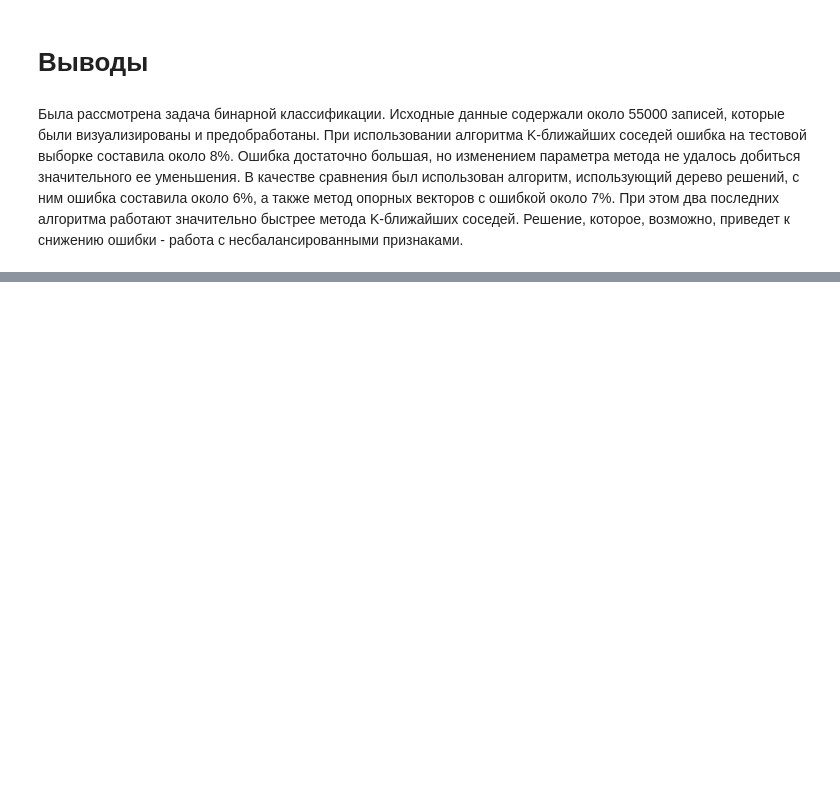
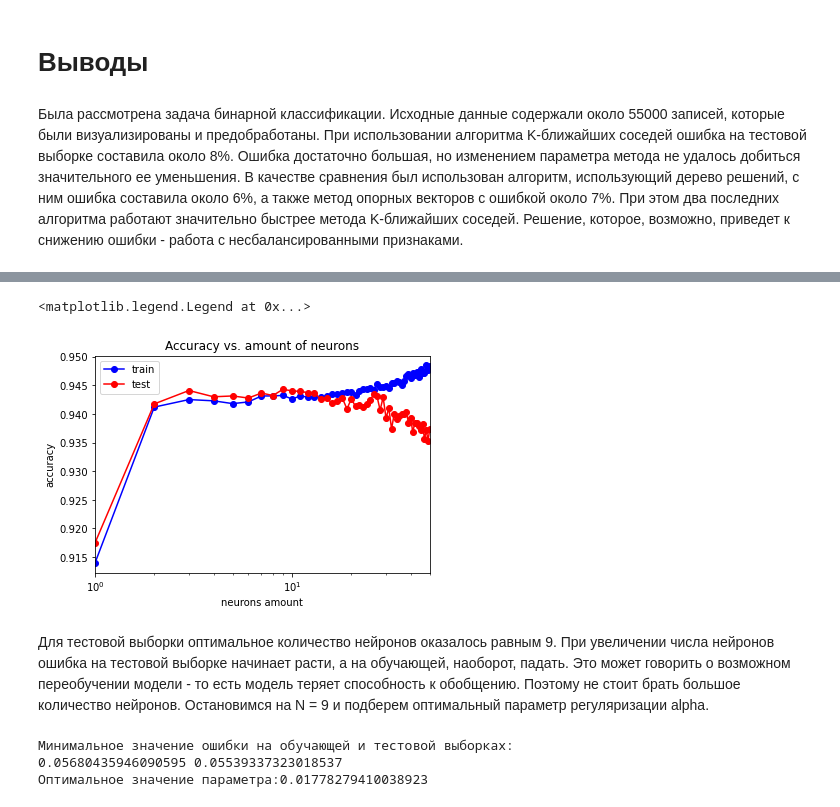
Before and after one commit to sirotkinad/ML-course-2021, a Jupyter notebook: Homework1.ipynb, the cells around one changed output, grey strips where cells are left out. Saved outputs shown, nothing was run; the diff lists cells and outputs as text; code cells hidden in the pictures; blank space fills up the shorter version.

```diff
--- a/Homework1.ipynb
+++ b/Homework1.ipynb
@@ -665,0 +717,45 @@ print(err_train, err_test)
+# %%
+plt.semilogx(n_array, train_acc, 'b-o', label = 'train')
+plt.semilogx(n_array, test_acc, 'r-o', label = 'test')
+plt.xlim([np.min(n_array), np.max(n_array)])
+plt.title('Accuracy vs. amount of neurons')
+plt.xlabel('neurons amount')
+plt.ylabel('accuracy')
+plt.legend()
+# %% [output]
+<matplotlib.legend.Legend at 0x...>
+[figure, added]
+# %% [markdown]
+Для тестовой выборки оптимальное количество нейронов оказалось равным 9.
+При увеличении числа нейронов ошибка на тестовой выборке начинает расти, а на обучающей, наоборот, падать. Это может говорить о возможном переобучении модели - то есть модель теряет способность к обобщению. Поэтому не стоит брать большое количество нейронов.
+Остановимся на N = 9 и подберем оптимальный параметр регуляризации alpha.
+# %%
+alpha_arr = np.logspace(-3, 2, 21)
+test_err = []
+train_err = []
+test_acc = []
+train_acc = []
+
+for alpha in alpha_arr :
+    mlp_model = MLPClassifier(alpha = alpha, hidden_layer_sizes = (9,),
+                              solver = 'adam', activation = 'relu', max_iter=100000, random_state = 42)
+    mlp_model.fit(X_train, y_train)
+
+    y_train_pred = mlp_model.predict(X_train)
+    y_test_pred = mlp_model.predict(X_test)
+    train_err.append(np.mean(y_train != y_train_pred))
+    test_err.append(np.mean(y_test != y_test_pred))
+    train_acc.append(accuracy_score(y_train, y_train_pred))
+    test_acc.append(accuracy_score(y_test, y_test_pred))
+
+min_train_err = np.min(train_err)
+min_test_err = np.min(test_err)
+print("Минимальное значение ошибки на обучающей и тестовой выборках:")
+print(min_train_err, min_test_err)
+
+alpha_opt = alpha_arr[test_err == min_test_err]
+print("Оптимальное значение параметра:" + str(alpha_opt[0]))
+# %% [output]
+Минимальное значение ошибки на обучающей и тестовой выборках:
+0.05680435946090595 0.05539337323018537
+Оптимальное значение параметра:0.01778279410038923
```
Also changed, not shown: parts of 16 cells of this notebook.
